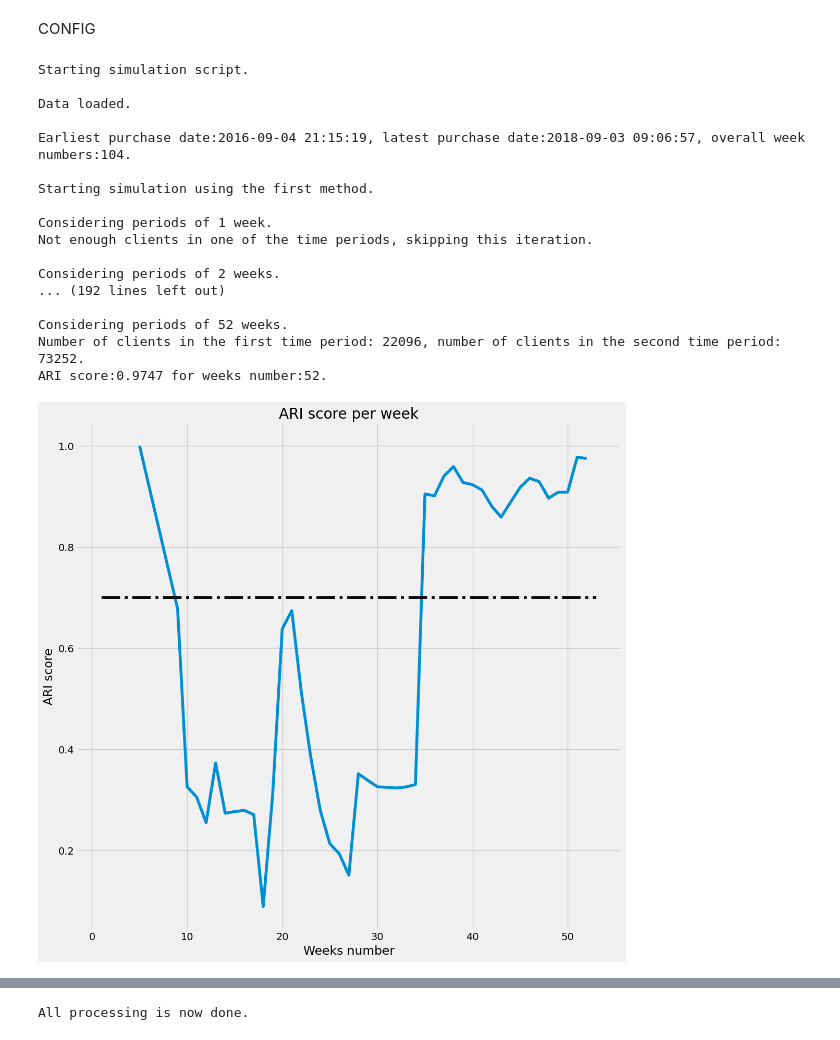
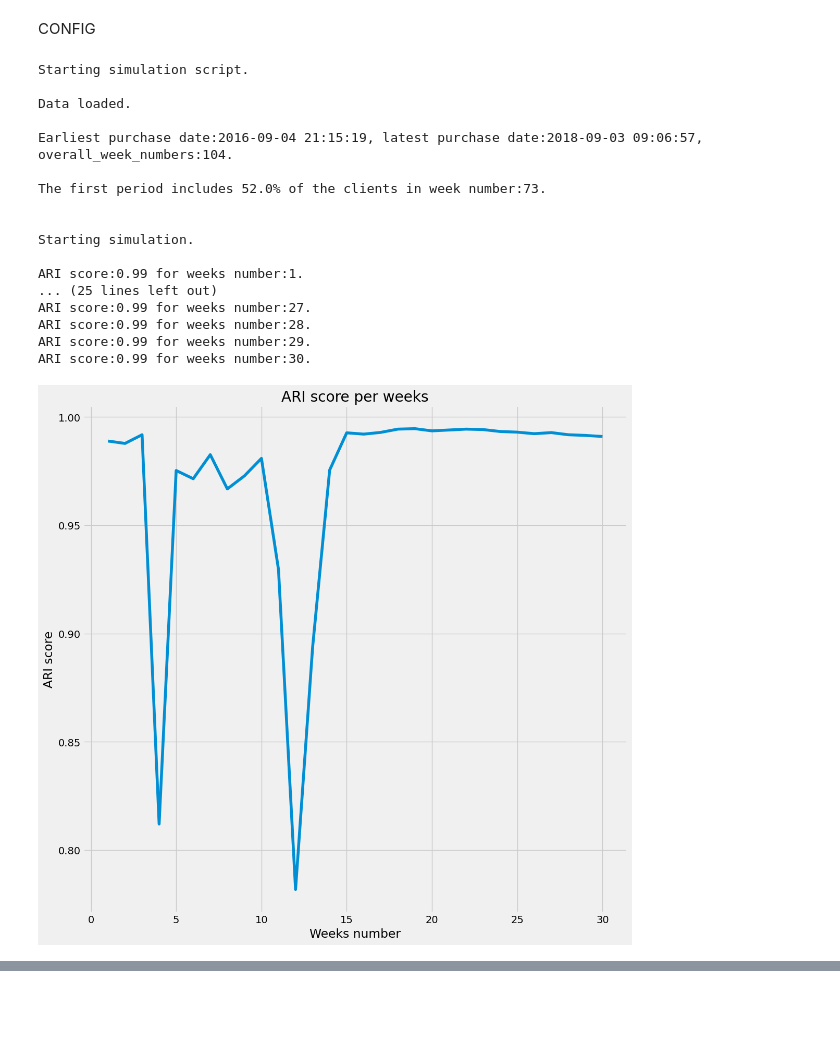
Before and after one commit to xbarrelet/ml-project-4, a Jupyter notebook: Barrelet_Xavier_4_notebook_simulation_072024.ipynb, the cells around one changed output, grey strips where cells are left out. Saved outputs shown, nothing was run; the diff lists cells and outputs as text; code cells hidden in the pictures; blank space fills up the shorter version.

```diff
--- a/Barrelet_Xavier_4_notebook_simulation_072024.ipynb
+++ b/Barrelet_Xavier_4_notebook_simulation_072024.ipynb
@@ -20,7 +21,7 @@ plt.style.use("fivethirtyeight")
 pd.set_option('display.max_rows', None)
 pd.set_option('display.max_columns', None)
 # %%
-BEST_KMEANS_CLUSTERS_NUMBER = 4
+BEST_KMEANS_CLUSTERS_NUMBER = 3
 # %%
 kmeans_kwargs = {
     "init": "k-means++",
@@ -267,38 +308,63 @@ def create_ari_scores_plot_using_second_method(
+# %%
+def get_week_number_when_first_period_includes_half_of_clients(
+        all_clients, overall_earliest_purchase_date, overall_week_numbers):
+    """Get lowest week number when at least half of the clients are in the period from the earliest purchase date to this week."""
+    for week_number in range(1, overall_week_numbers):
+        days_since_first_period_start = (
+            datetime.now() - overall_earliest_purchase_date).days
+        days_since_first_period_end = days_since_first_period_start - week_number * 7
+        first_period_clients = [client for client in all_clients
+                                if days_since_first_period_end < client['days_since_first_purchase']
+                                <= days_since_first_period_start]
+
+        share_of_clients_in_first_period = round(
+            len(first_period_clients) / len(all_clients), 2)
+
+        if share_of_clients_in_first_period > 0.5:
+            print(
+                f"The first period includes {
+                    share_of_clients_in_first_period *
+                    100}% of the clients " f"in week number:{week_number}.\n")
+
+            return week_number
 # %%
 print("Starting simulation script.\n")
-clients, overall_earliest_purchase_date, overall_latest_purchase_date = load_data()
+
+all_clients, overall_earliest_purchase_date, overall_latest_purchase_date = load_data()
 print("Data loaded.\n")
 
 overall_week_numbers = (
     overall_latest_purchase_date - overall_earliest_purchase_date).days // 7
 print(f"Earliest purchase date:{overall_earliest_purchase_date}, "
-      f"latest purchase date:{overall_latest_purchase_date}, overall week numbers:{overall_week_numbers}.\n")
+      f"latest purchase date:{overall_latest_purchase_date}, "
+      f"overall_week_numbers:{overall_week_numbers}.\n")
 
-create_ari_scores_plot_using_first_method(
-    clients, overall_earliest_purchase_date, overall_week_numbers)
+weeks_number_for_first_period = get_week_number_when_first_period_includes_half_of_clients(
+    all_clients, overall_earliest_purchase_date, overall_week_numbers)
 
-create_ari_scores_plot_using_second_method(
-    clients,
+print("\nStarting simulation.\n")
+perform_simulation(
     overall_earliest_purchase_date,
-    overall_latest_purchase_date,
-    overall_week_numbers)
-print("All processing is now done.")
+    weeks_number_for_first_period,
+    all_clients)
+
+print("\nThe simulation is now done.")
 # %% [output]
 Starting simulation script.
 
 Data loaded.
 
-Earliest purchase date:2016-09-04 21:15:19, latest purchase date:2018-09-03 09:06:57, overall week numbers:104.
+Earliest purchase date:2016-09-04 21:15:19, latest purchase date:2018-09-03 09:06:57, overall_week_numbers:104.
 
-Starting simulation using the first method.
+The first period includes 52.0% of the clients in week number:73.
 
-Considering periods of 1 week.
-Not enough clients in one of the time periods, skipping this iteration.
 
-Considering periods of 2 weeks.
-... (192 lines left out)
+Starting simulation.
 
-Considering periods of 52 weeks.
-Number of clients in the first time period: 22096, number of clients in the second time period: 73252.
-ARI score:0.9747 for weeks number:52.
+ARI score:0.99 for weeks number:1.
+... (25 lines left out)
+ARI score:0.99 for weeks number:27.
+ARI score:0.99 for weeks number:28.
+ARI score:0.99 for weeks number:29.
+ARI score:0.99 for weeks number:30.
-[figure, old version]
+[figure, new version]
@@ -323 +371,0 @@ ARI score:1.0 for weeks number:103.
-All processing is now done.
```
Also changed, not shown: parts of 13 cells of this notebook, 5 other files.
